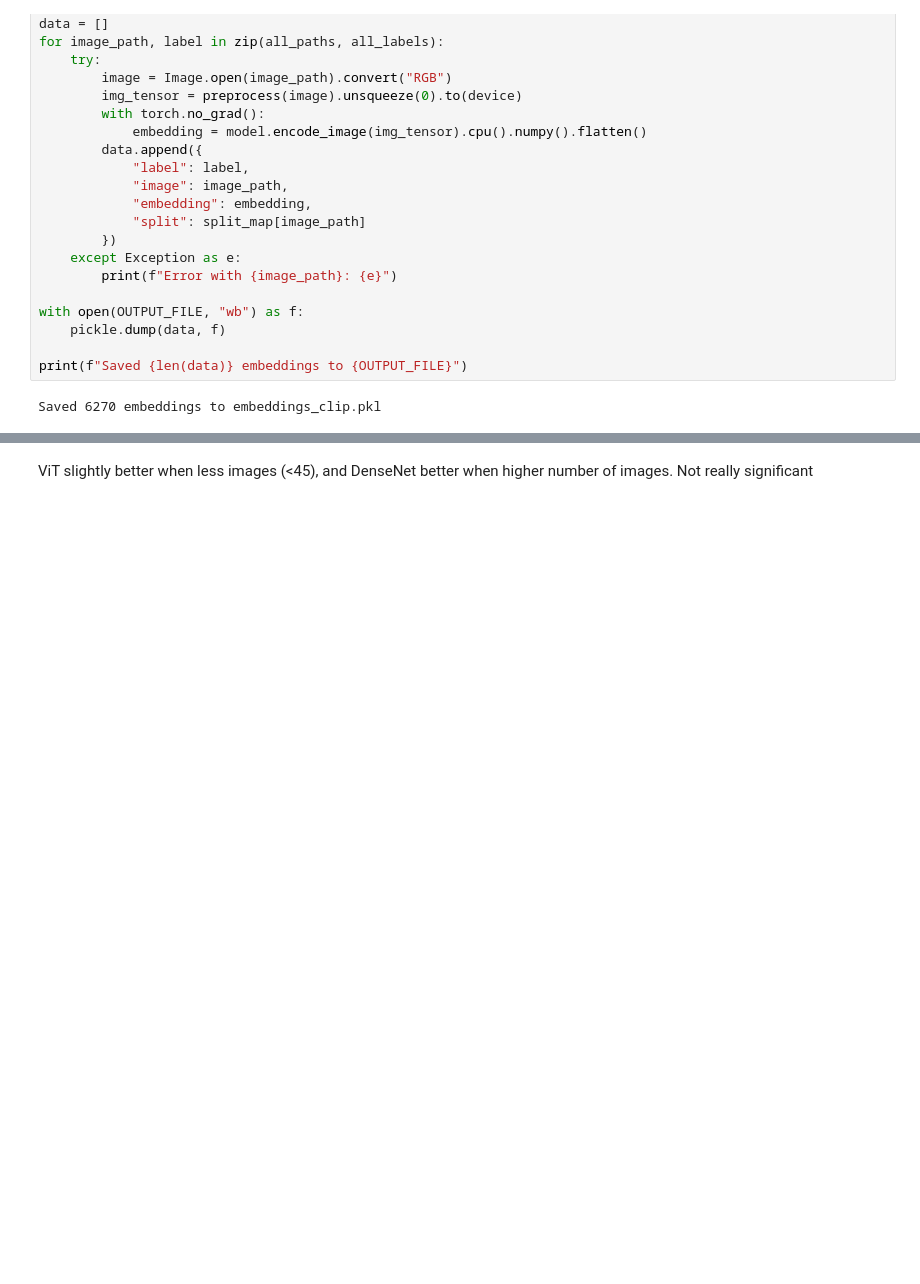
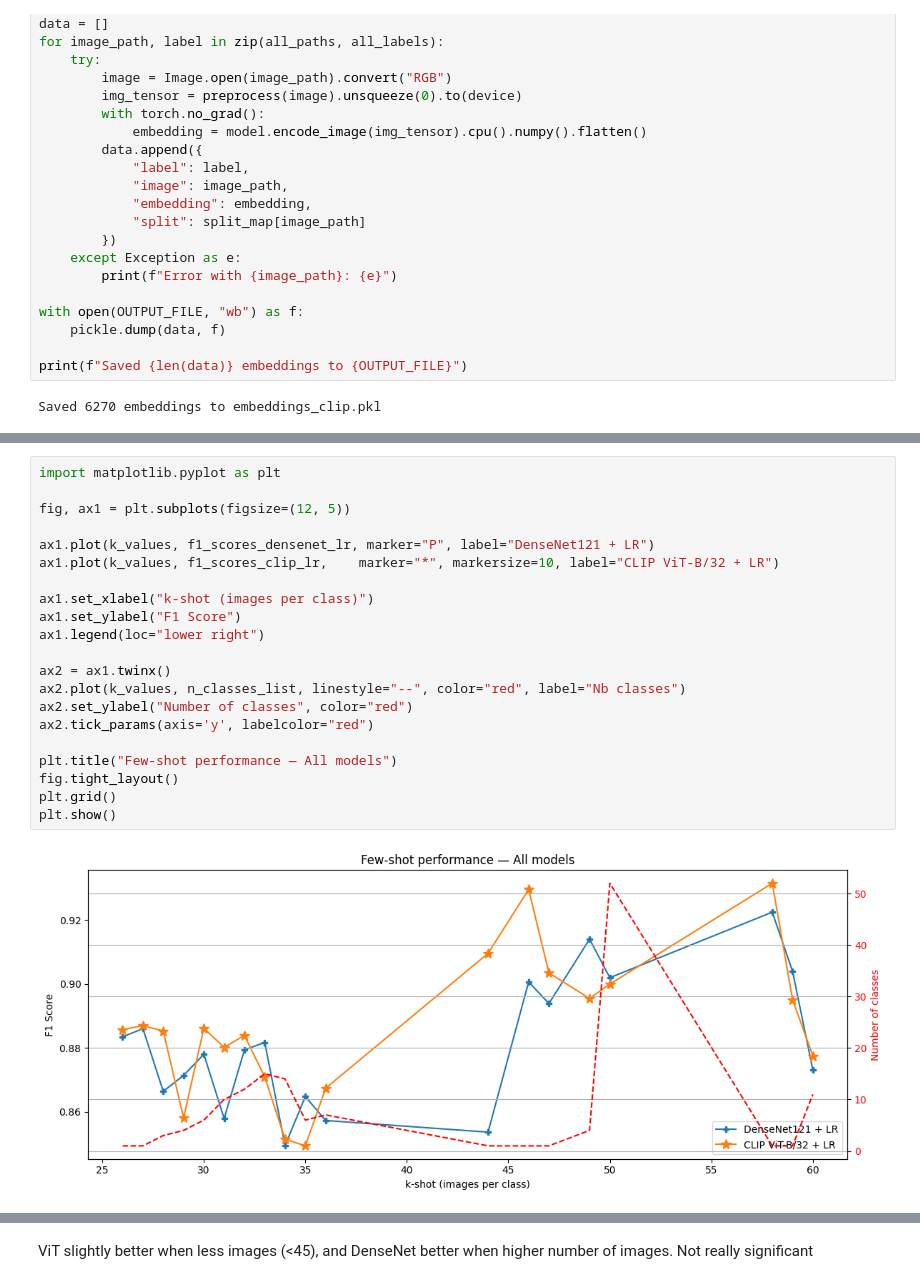
Before and after one commit to ConstantinGodard/Animals_detection, a Jupyter notebook: summary.ipynb, the cells around one changed output, grey strips where cells are left out. Cells and saved outputs as stored; diff of their text form; blank space fills up the shorter version.

```diff
--- a/summary.ipynb
+++ b/summary.ipynb
@@ -1218,3 +1260,26 @@ plt.show()
+# %%
+import matplotlib.pyplot as plt
+
+fig, ax1 = plt.subplots(figsize=(12, 5))
+
+ax1.plot(k_values, f1_scores_densenet_lr, marker="P", label="DenseNet121 + LR")
+ax1.plot(k_values, f1_scores_clip_lr,    marker="*", markersize=10, label="CLIP ViT-B/32 + LR")
+
+ax1.set_xlabel("k-shot (images per class)")
+ax1.set_ylabel("F1 Score")
+ax1.legend(loc="lower right")
+
+ax2 = ax1.twinx()
+ax2.plot(k_values, n_classes_list, linestyle="--", color="red", label="Nb classes")
+ax2.set_ylabel("Number of classes", color="red")
+ax2.tick_params(axis='y', labelcolor="red")
+
+plt.title("Few-shot performance — All models")
+fig.tight_layout()
+plt.grid()
+plt.show()
+# %% [output]
+[figure, added]
 # %%
 print(f"Logistic Regression: {np.mean(accuracies_logistic_regression):.4f}")
 print(f"DenseNet121 + Logistic Regression: {np.mean(accuracies_densenet_lr):.4f}")
```
Also changed, not shown: parts of 15 cells of this notebook, 2 other files.
